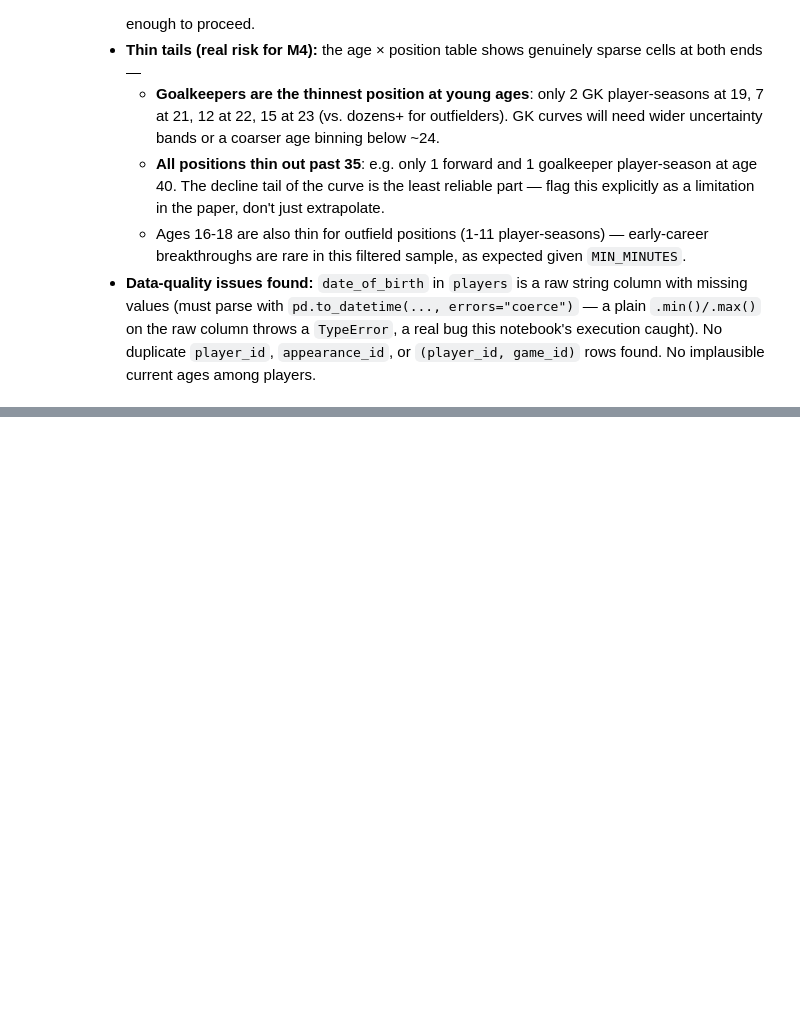
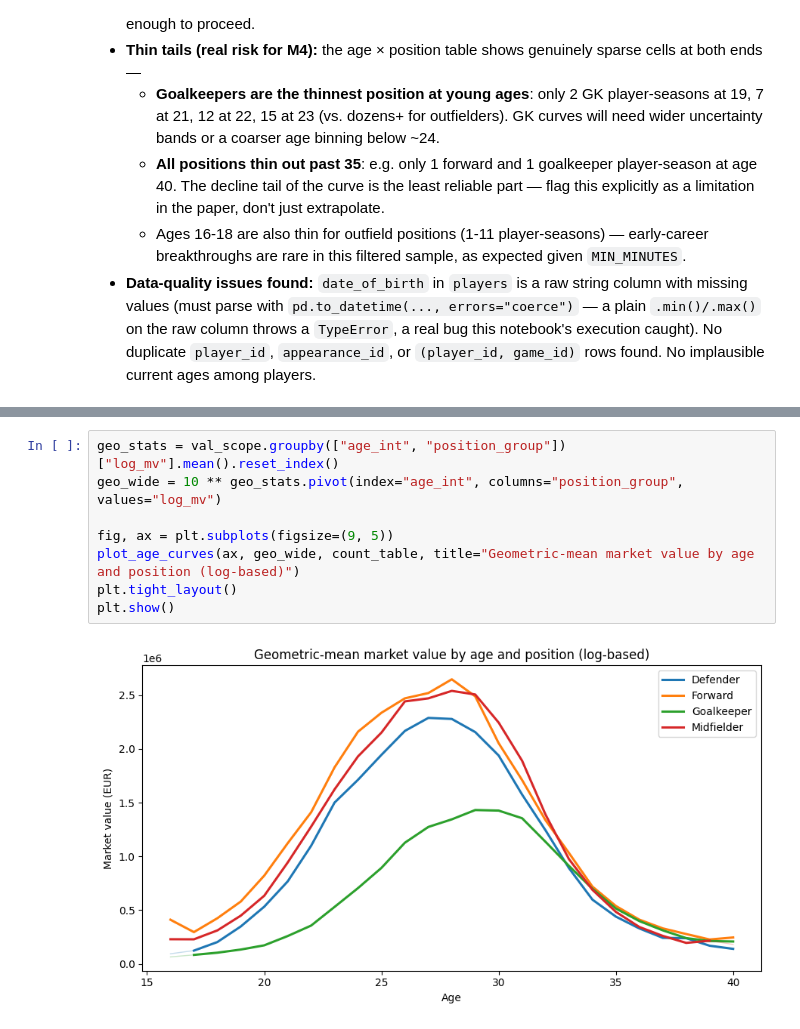
Before and after one commit to thompgt/soccer-aging-curves, a Jupyter notebook: notebooks/01_exploration.ipynb, the cells around one changed output, grey strips where cells are left out. Drawn from its saved outputs; the diff is of its cells as text; blank space fills up the shorter version.

```diff
--- a/notebooks/01_exploration.ipynb
+++ b/notebooks/01_exploration.ipynb
@@ -564,0 +805,10 @@ Ages/positions with fewer than 20 player-seasons (thin-tail risk for M4):
+# %%
+geo_stats = val_scope.groupby(["age_int", "position_group"])["log_mv"].mean().reset_index()
+geo_wide = 10 ** geo_stats.pivot(index="age_int", columns="position_group", values="log_mv")
+
+fig, ax = plt.subplots(figsize=(9, 5))
+plot_age_curves(ax, geo_wide, count_table, title="Geometric-mean market value by age and position (log-based)")
+plt.tight_layout()
+plt.show()
+# %% [output]
+[figure, added]
```
Also changed, not shown: parts of 49 cells of this notebook, 5 other files.
